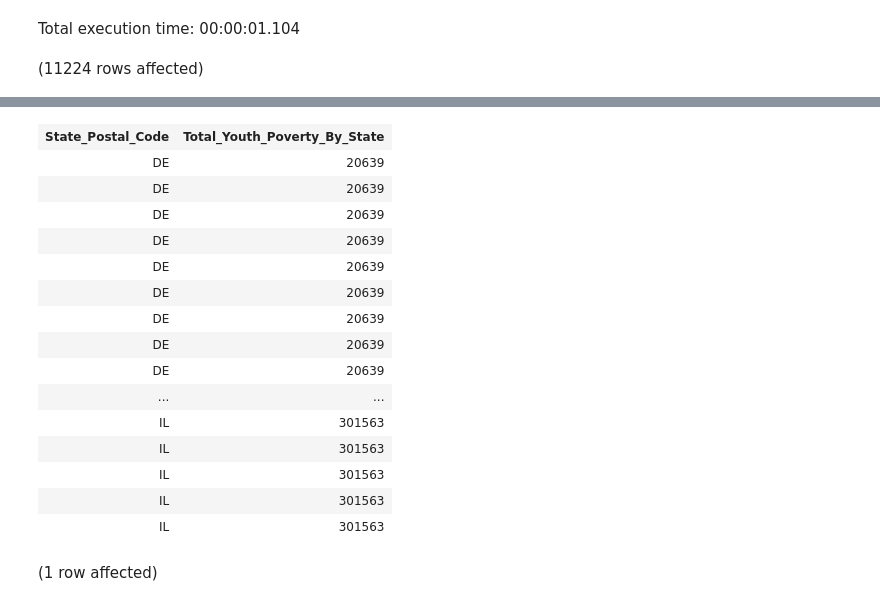
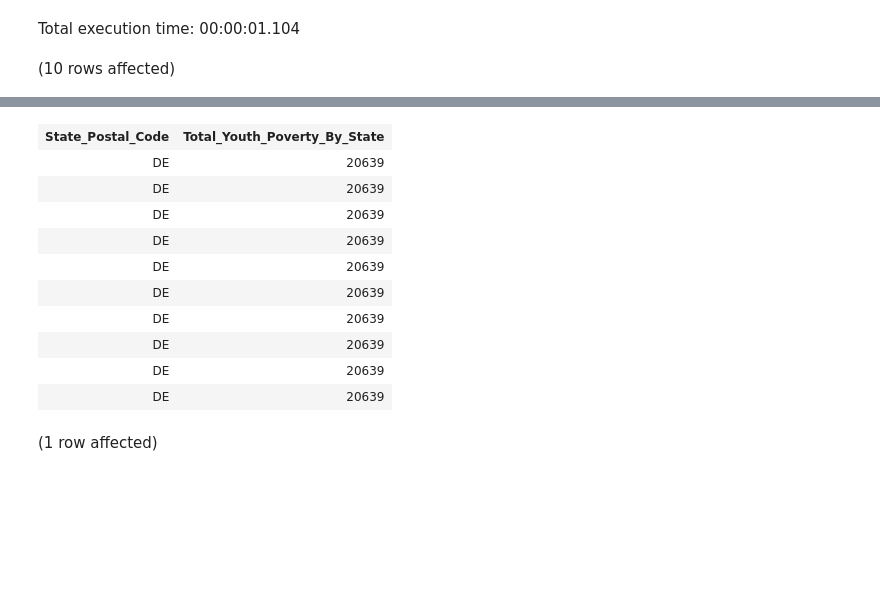
Before and after one commit to waynebin/AzureProject, a Jupyter notebook: USDistrict_Notebook.ipynb, the cells around one changed output, grey strips where cells are left out. Drawn from its saved outputs; the diff is of its cells as text; code cells hidden in the pictures; blank space fills up the shorter version.

```diff
--- a/USDistrict_Notebook.ipynb
+++ b/USDistrict_Notebook.ipynb
@@ -397,7 +397,7 @@ SET Total_Youth_Poverty_BY_State = (
 Total execution time: 00:00:01.104
 # %%
 -- view added data from the result set above
-SELECT State_Postal_Code,Total_Youth_Poverty_By_State
+SELECT TOP 10 State_Postal_Code,Total_Youth_Poverty_By_State
 FROM dbo.USSchoolDistrict;
 # %% [output]
-(11224 rows affected)
+(10 rows affected)
@@ -406,19 +405,14 @@ Total execution time: 00:00:00.342
 | State_Postal_Code | Total_Youth_Poverty_By_State |
 | DE | 20639 |
 | DE | 20639 |
 | DE | 20639 |
 | DE | 20639 |
 | DE | 20639 |
 | DE | 20639 |
 | DE | 20639 |
 | DE | 20639 |
 | DE | 20639 |
-| ... | ... |
-| IL | 301563 |
-| IL | 301563 |
-| IL | 301563 |
-| IL | 301563 |
-| IL | 301563 |
+| DE | 20639 |
 # %%
 -- Find the school district with the largest amount of children
 SELECT
```
Also changed, not shown: parts of 5 cells of this notebook, 1 other file.
